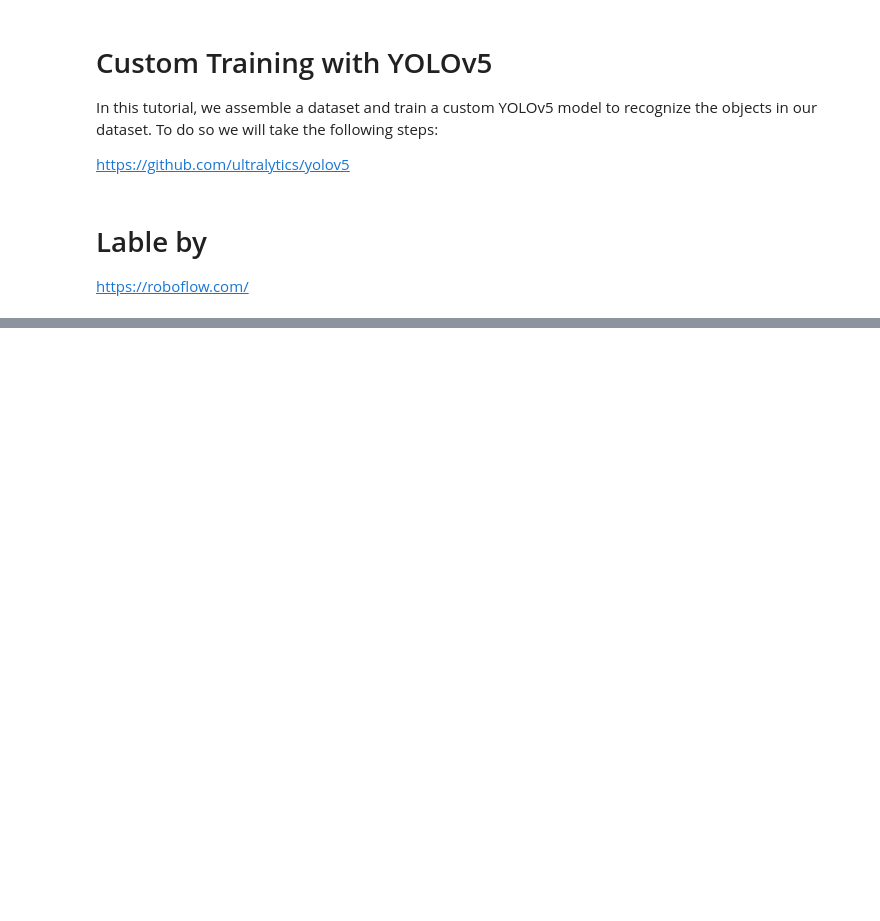
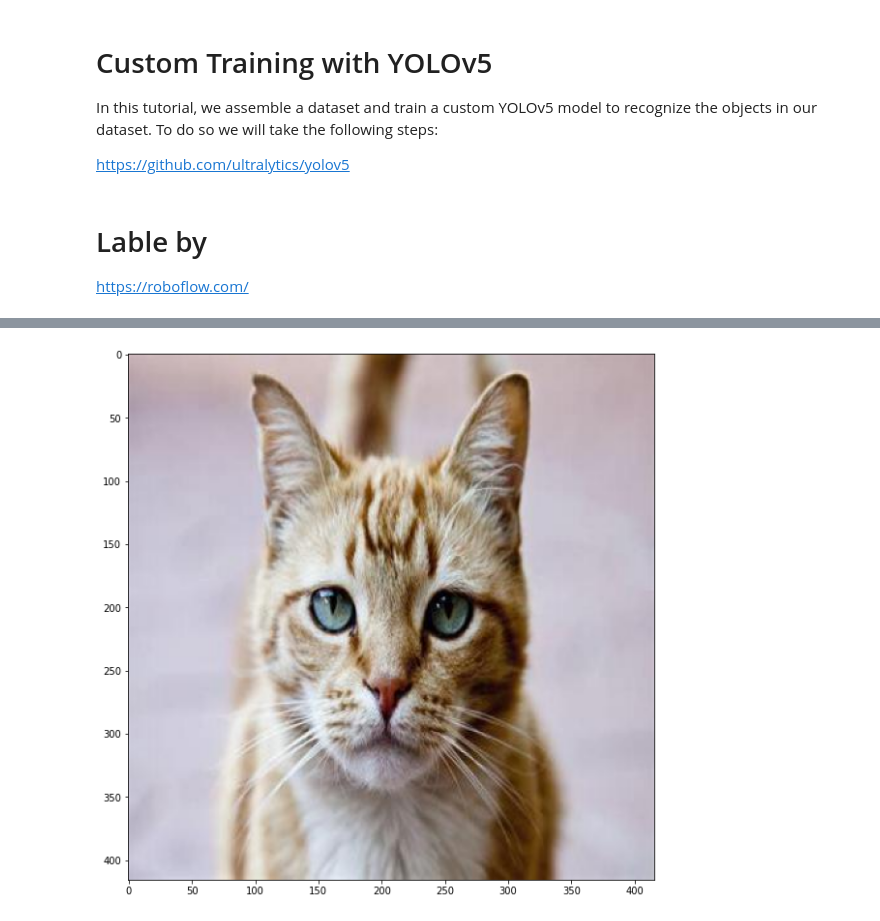
Before and after one commit to Tuchsanai/152-478-Introduction-to-Deep-Learning-for-Artificial-Intelligence-Engineering, a Jupyter notebook: 05_Image_Video_OpenCV/08_yolov5_train/YoloV5_train01.ipynb, the cells around one changed output, grey strips where cells are left out. Saved outputs shown, nothing was run; the diff lists cells and outputs as text; code cells hidden in the pictures; blank space fills up the shorter version.

Commit message:
สร้างโดยใช้ Colaboratory

```diff
--- a/05_Image_Video_OpenCV/08_yolov5_train/YoloV5_train01.ipynb
+++ b/05_Image_Video_OpenCV/08_yolov5_train/YoloV5_train01.ipynb
@@ -64,0 +99,17 @@ KeyError: 'val'
+# %%
+import cv2
+import matplotlib.pyplot as plt
+from google.colab.patches import cv2_imshow
+
+%matplotlib inline
+
+file = "/content/yolov5/catmonkey-1/train/images/cats_024_jpg.rf.75250e350e8047d0950c930ba1776c92.jpg"
+
+img = cv2.imread(file)
+img = cv2.cvtColor(img, cv2.COLOR_BGR2RGB)
+# %%
+plt.figure(figsize=(10,10))
+plt.imshow(img)
+plt.show()
+# %% [output]
+[figure, added]
```
Also changed, not shown: parts of 14 cells of this notebook.
